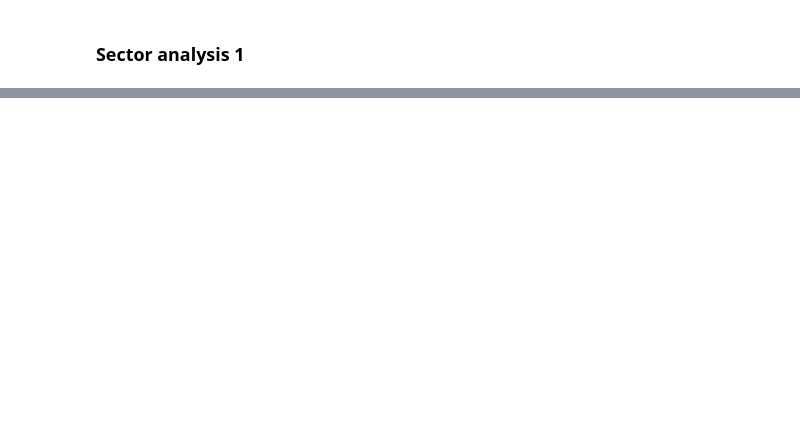
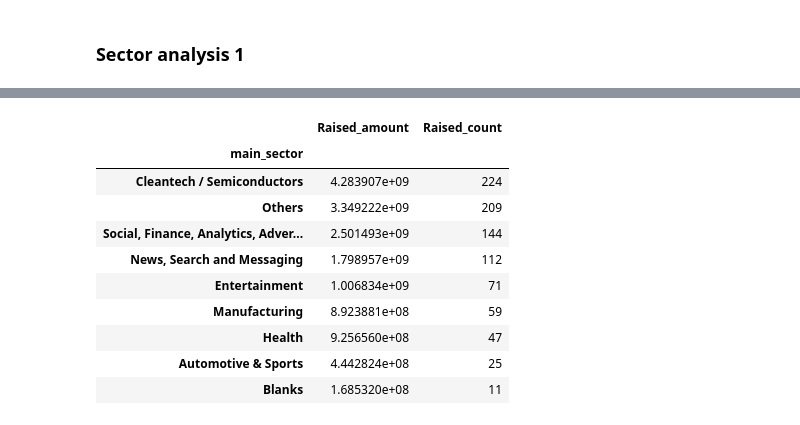
Before and after one commit to paridhimaheshwari/effective_investment_strategies, a Jupyter notebook: investment_funding.ipynb, the cells around one changed output, grey strips where cells are left out. Saved outputs shown, nothing was run; the diff lists cells and outputs as text; code cells hidden in the pictures; blank space fills up the shorter version.

```diff
--- a/investment_funding.ipynb
+++ b/investment_funding.ipynb
@@ -243,0 +494,15 @@ mapping.head()
+# %%
+df_GBR_sector_group = pd.DataFrame(df_GBR.groupby(df_GBR['main_sector']).raised_amount_usd.agg(['sum', 'count']).rename(columns={'sum': 'Raised_amount', 'count':'Raised_count'}).sort_values(by='Raised_count', ascending=False))
+df_GBR_sector_group.head(10)
+# %% [output]
+|  | Raised_amount | Raised_count |
+| main_sector |  |  |
+| Cleantech / Semiconductors | 4.283907e+09 | 224 |
+| Others | 3.349222e+09 | 209 |
+| Social, Finance, Analytics, Adver... | 2.501493e+09 | 144 |
+| News, Search and Messaging | 1.798957e+09 | 112 |
+| Entertainment | 1.006834e+09 | 71 |
+| Manufacturing | 8.923881e+08 | 59 |
+| Health | 9.256560e+08 | 47 |
+| Automotive & Sports | 4.442824e+08 | 25 |
+| Blanks | 1.685320e+08 | 11 |
```
Also changed, not shown: parts of 53 cells of this notebook.
